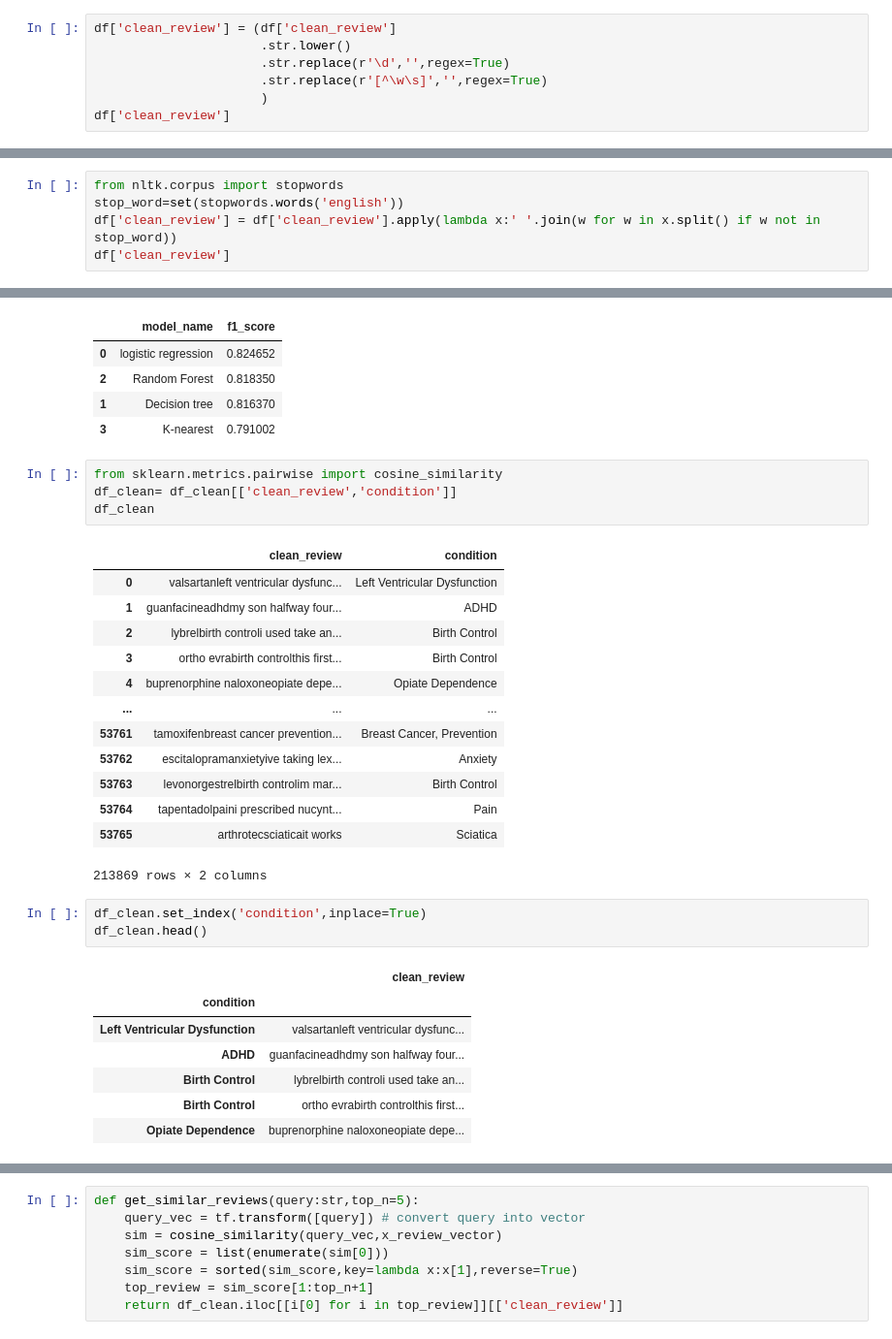
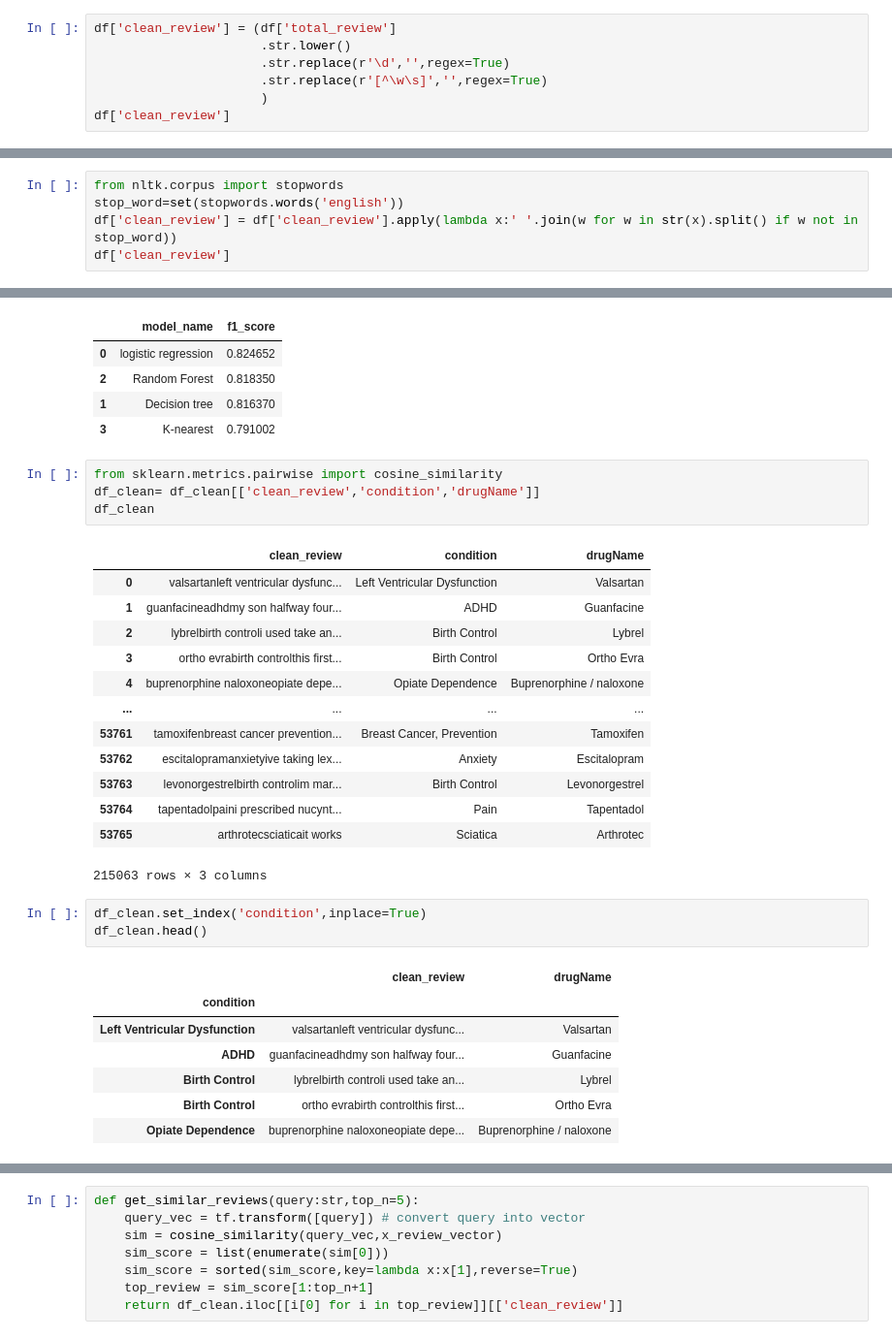
Before and after one commit to PankajMishra99/Medicine_Reviews, a Jupyter notebook: notebooks/model_traing.ipynb, the cells around one changed output, grey strips where cells are left out. Shown at 97% size. Drawn from its saved outputs; the diff is of its cells as text.

Commit message:
added recommend code for medicine condition

```diff
--- a/notebooks/model_traing.ipynb
+++ b/notebooks/model_traing.ipynb
@@ -129,7 +129,7 @@ df.head()
 | 3 | 138000 | Ortho Evra | Birth Control | "This is my first time using any ... | 8 | 2015-11-03 | 10 | Ortho EvraBirth Control"This is m... |
 | 4 | 35696 | Buprenorphine / naloxone | Opiate Dependence | "Suboxone has completely turned m... | 9 | 2016-11-27 | 37 | Buprenorphine / naloxoneOpiate De... |
 # %%
-df['clean_review'] = (df['clean_review']
+df['clean_review'] = (df['total_review']
                       .str.lower()
                       .str.replace(r'\d','',regex=True)
                       .str.replace(r'[^\w\s]','',regex=True)
@@ -151,7 +151,7 @@ Name: clean_review, Length: 213869, dtype: object
 # %%
 from nltk.corpus import stopwords
 stop_word=set(stopwords.words('english'))
-df['clean_review'] = df['clean_review'].apply(lambda x:' '.join(w for w in x.split() if w not in stop_word))
+df['clean_review'] = df['clean_review'].apply(lambda x:' '.join(w for w in str(x).split() if w not in stop_word))
 df['clean_review']
 # %% [output]
 0        valsartanleft ventricular dysfunctionit side e...
@@ -374,33 +374,33 @@ df_metrics
 | 3 | K-nearest | 0.791002 |
 # %%
 from sklearn.metrics.pairwise import cosine_similarity
-df_clean= df_clean[['clean_review','condition']]
+df_clean= df_clean[['clean_review','condition','drugName']]
 df_clean
 # %% [output]
-|  | clean_review | condition |
-| 0 | valsartanleft ventricular dysfunc... | Left Ventricular Dysfunction |
-| 1 | guanfacineadhdmy son halfway four... | ADHD |
-| 2 | lybrelbirth controli used take an... | Birth Control |
-| 3 | ortho evrabirth controlthis first... | Birth Control |
-| 4 | buprenorphine naloxoneopiate depe... | Opiate Dependence |
-| ... | ... | ... |
-| 53761 | tamoxifenbreast cancer prevention... | Breast Cancer, Prevention |
-| 53762 | escitalopramanxietyive taking lex... | Anxiety |
-| 53763 | levonorgestrelbirth controlim mar... | Birth Control |
-| 53764 | tapentadolpaini prescribed nucynt... | Pain |
-| 53765 | arthrotecsciaticait works | Sciatica |
+|  | clean_review | condition | drugName |
+| 0 | valsartanleft ventricular dysfunc... | Left Ventricular Dysfunction | Valsartan |
+| 1 | guanfacineadhdmy son halfway four... | ADHD | Guanfacine |
+| 2 | lybrelbirth controli used take an... | Birth Control | Lybrel |
+| 3 | ortho evrabirth controlthis first... | Birth Control | Ortho Evra |
+| 4 | buprenorphine naloxoneopiate depe... | Opiate Dependence | Buprenorphine / naloxone |
+| ... | ... | ... | ... |
+| 53761 | tamoxifenbreast cancer prevention... | Breast Cancer, Prevention | Tamoxifen |
+| 53762 | escitalopramanxietyive taking lex... | Anxiety | Escitalopram |
+| 53763 | levonorgestrelbirth controlim mar... | Birth Control | Levonorgestrel |
+| 53764 | tapentadolpaini prescribed nucynt... | Pain | Tapentadol |
+| 53765 | arthrotecsciaticait works | Sciatica | Arthrotec |
-213869 rows × 2 columns
+215063 rows × 3 columns
 # %%
 df_clean.set_index('condition',inplace=True)
 df_clean.head()
 # %% [output]
-|  | clean_review |
-| condition |  |
-| Left Ventricular Dysfunction | valsartanleft ventricular dysfunc... |
-| ADHD | guanfacineadhdmy son halfway four... |
-| Birth Control | lybrelbirth controli used take an... |
-| Birth Control | ortho evrabirth controlthis first... |
-| Opiate Dependence | buprenorphine naloxoneopiate depe... |
+|  | clean_review | drugName |
+| condition |  |  |
+| Left Ventricular Dysfunction | valsartanleft ventricular dysfunc... | Valsartan |
+| ADHD | guanfacineadhdmy son halfway four... | Guanfacine |
+| Birth Control | lybrelbirth controli used take an... | Lybrel |
+| Birth Control | ortho evrabirth controlthis first... | Ortho Evra |
+| Opiate Dependence | buprenorphine naloxoneopiate depe... | Buprenorphine / naloxone |
 # %%
 from sklearn.feature_extraction.text import TfidfVectorizer
 tf = TfidfVectorizer(max_features=1000)
```
Also changed, not shown: parts of 12 cells of this notebook.
